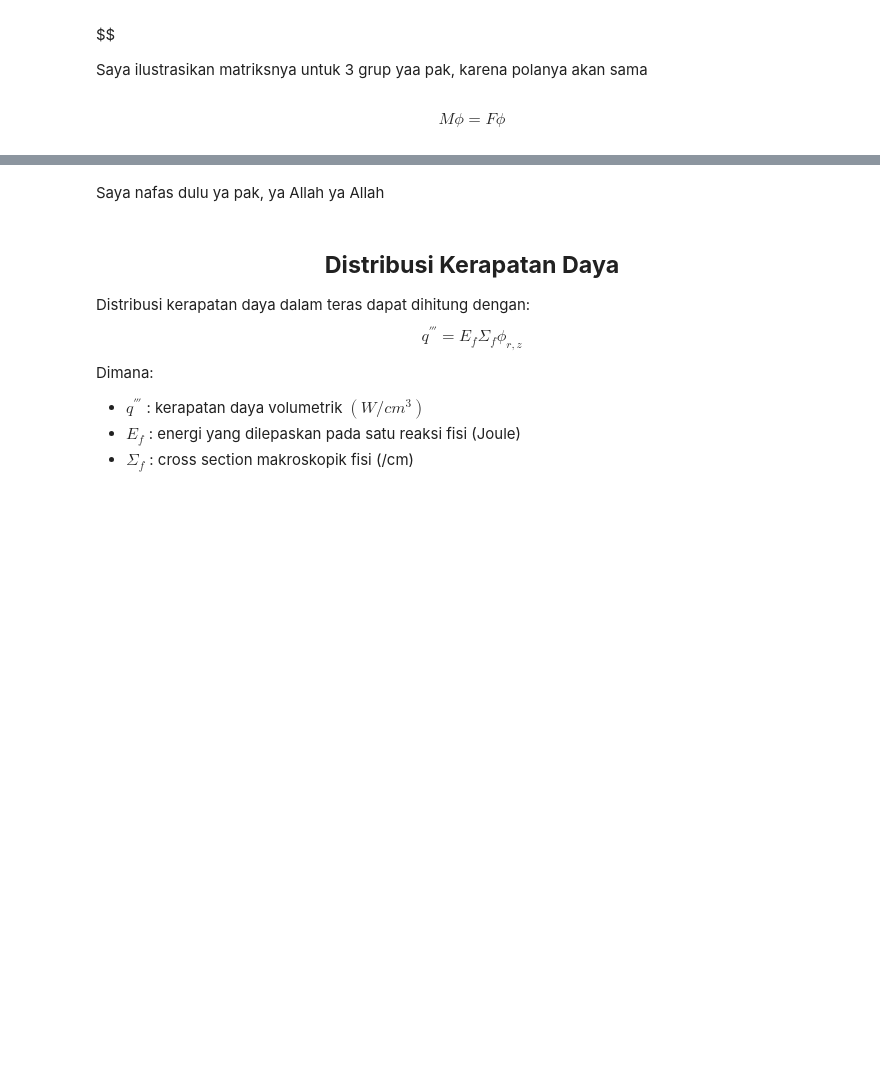
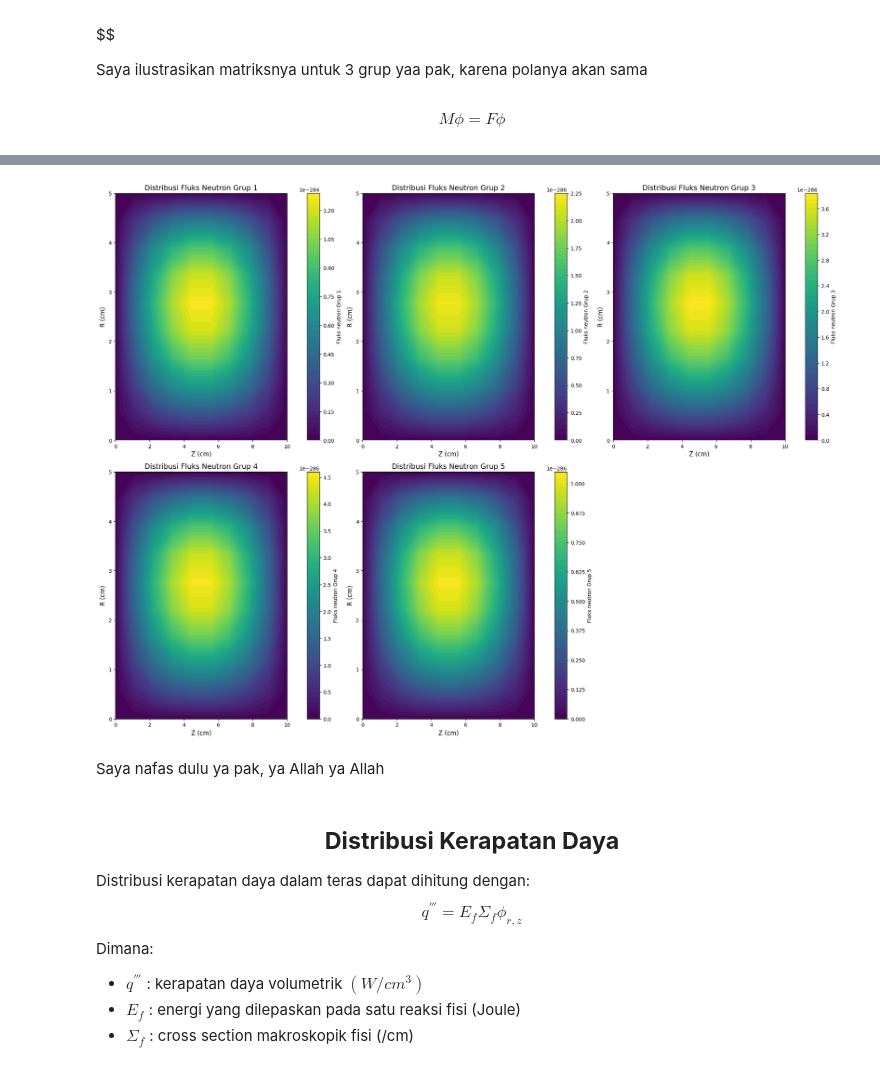
Before and after one commit to dhiyasalmas/Numerical-Method-in-Nuclear, a Jupyter notebook: UAS_24923304_Dhiya Salma Salsabila.ipynb, the cells around one changed output, grey strips where cells are left out. Drawn from its saved outputs; the diff is of its cells as text; code cells hidden in the pictures; blank space fills up the shorter version.

```diff
--- a/UAS_24923304_Dhiya Salma Salsabila.ipynb
+++ b/UAS_24923304_Dhiya Salma Salsabila.ipynb
@@ -423,3 +427,26 @@ Determinan matriks M: 1.3933392932820737e+270
+# %%
+abs_phi = abs(phi)
+# Membuat grid diskritisasi untuk r dan z
+R, Z = np.meshgrid(r, z)
+
+# Merubah ke bentuk 2D untuk masing-masing grup
+phi_2d_grup = abs_phi.reshape((jumlah_grup, jumlahtitik_r, jumlahtitik_z))
+
+# Plot
+fig, axes = plt.subplots(2, 3, figsize=(20, 15),constrained_layout=True)
+for i, ax in enumerate(axes.flat):
+    if i < len(phi_2d_grup):
+        cs = ax.contourf(Z, R, phi_2d_grup[i], levels=50, cmap="viridis")
+        fig.colorbar(cs, ax=ax, label=f"Fluks neutron Grup {i+1}")
+        ax.set_xlabel("Z (cm)", fontsize=12)
+        ax.set_ylabel("R (cm)", fontsize=12)
+        ax.set_title(f"Distribusi Fluks Neutron Grup {i+1}", fontsize=14)
+        ax.set_aspect('auto')
+    else:
+        ax.axis('off')
+plt.show()
+# %% [output]
+[figure, added]
 # %% [markdown]
 Saya nafas dulu ya pak, ya Allah ya Allah
 # %% [markdown]
```
Also changed, not shown: parts of 6 cells of this notebook.
